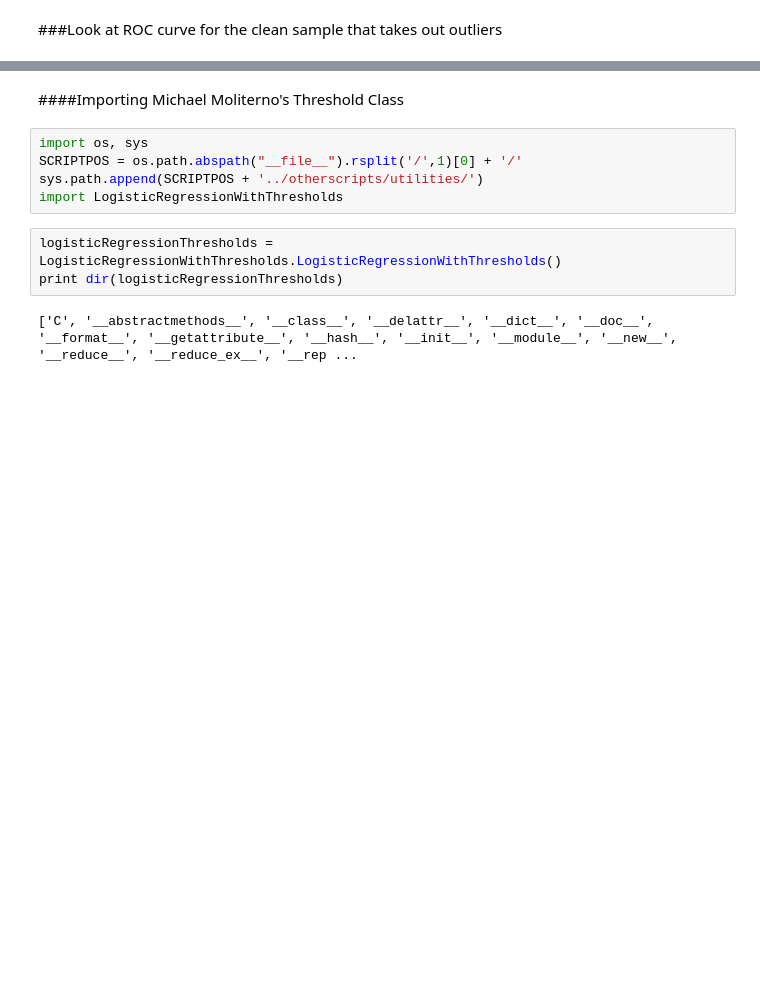
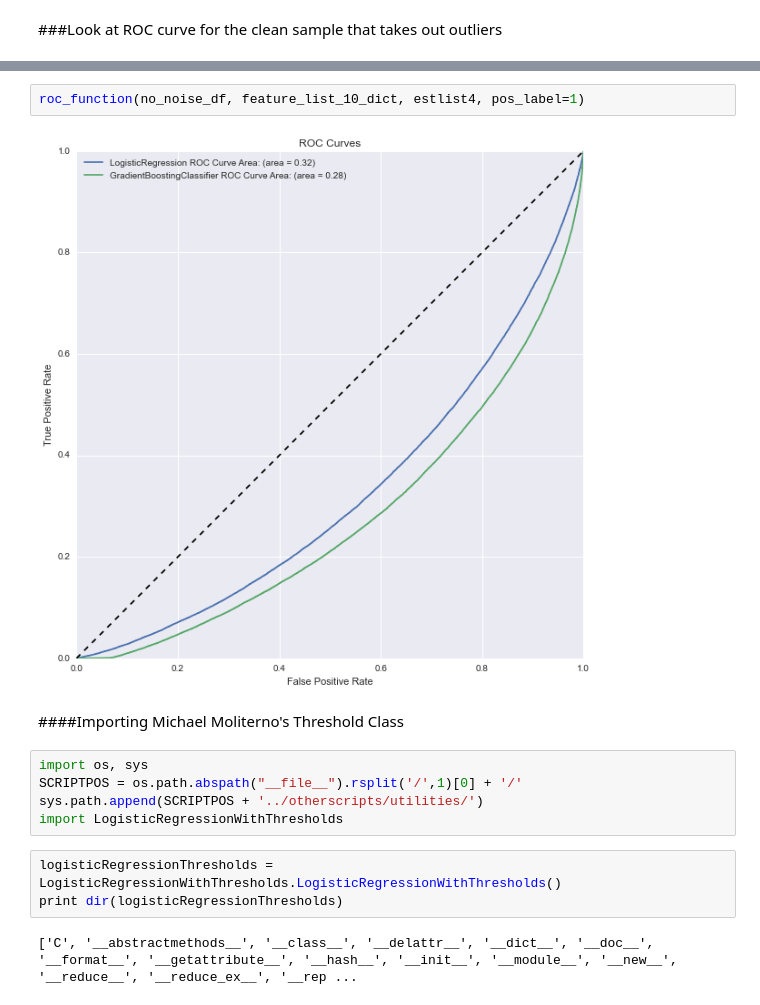
Before and after one commit to LylePayne/DonorsChooseAnalysis, a Jupyter notebook: KojakDonorsChoosePredictionAnalysis.Part3.ipynb, the cells around one changed output, grey strips where cells are left out. Cells and saved outputs as stored; diff of their text form; blank space fills up the shorter version.

```diff
--- a/KojakDonorsChoosePredictionAnalysis.Part3.ipynb
+++ b/KojakDonorsChoosePredictionAnalysis.Part3.ipynb
@@ -524,3 +552,7 @@ print recall_score(Y, y_pred)
+# %%
+roc_function(no_noise_df, feature_list_10_dict, estlist4, pos_label=1)
+# %% [output]
+[figure, added]
 # %% [markdown]
 ####Importing Michael Moliterno's Threshold Class
 # %%
```
Also changed, not shown: parts of 60 cells of this notebook, 1 other file.
